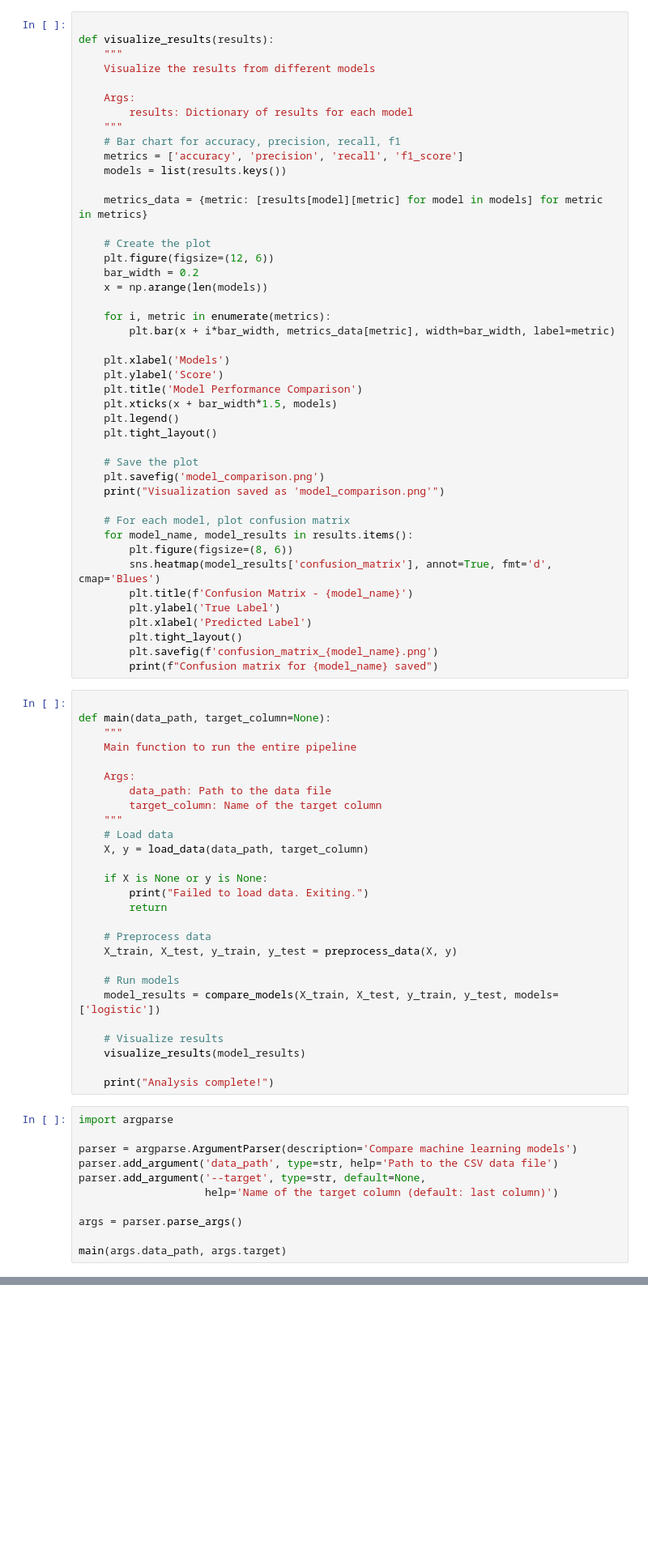
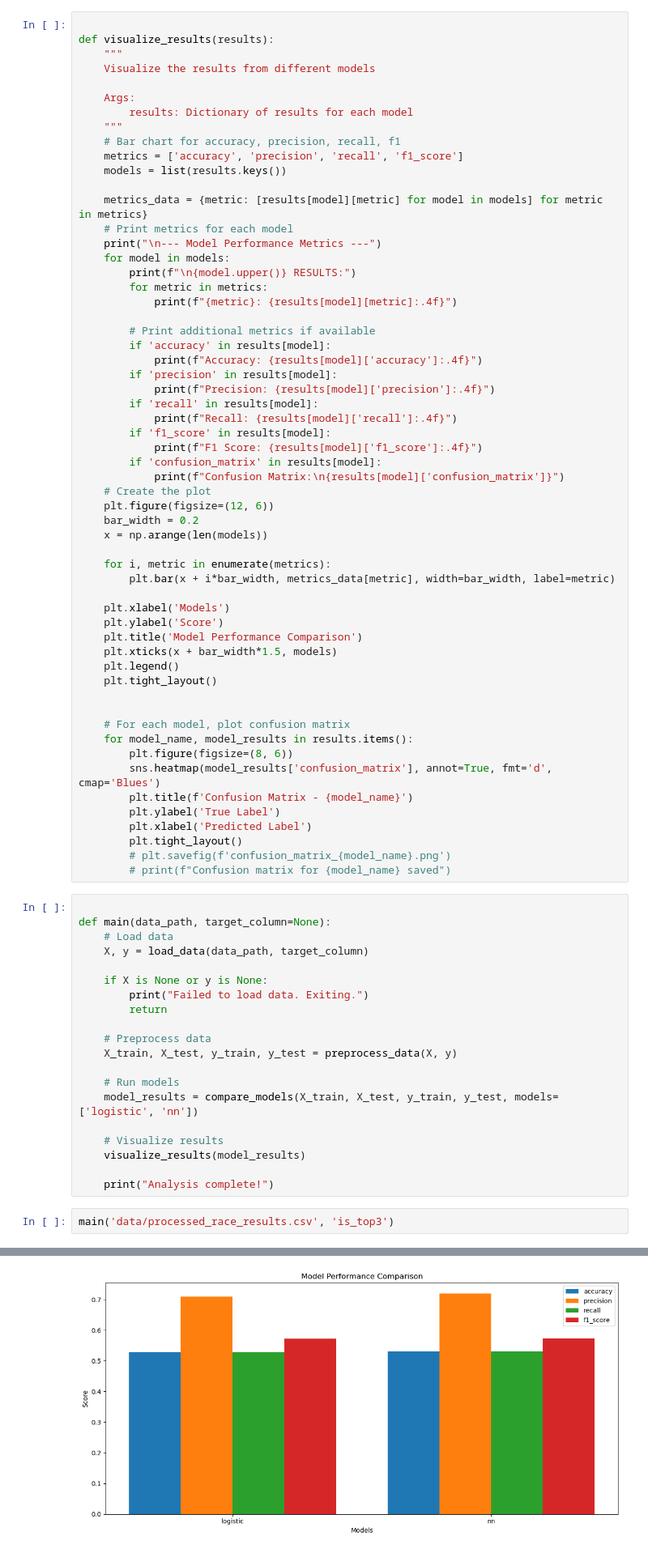
Before and after one commit to waipingng/ML-course-fp, a Jupyter notebook: compare.ipynb, the cells around one changed output, grey strips where cells are left out. Shown at 81% size. Cells and saved outputs as stored; diff of their text form; blank space fills up the shorter version.

Commit message:
add nn model, fix bug, change binary to fit in a torch model

```diff
--- a/compare.ipynb
+++ b/compare.ipynb
@@ -119,7 +93,24 @@ def visualize_results(results):
     models = list(results.keys())
 
     metrics_data = {metric: [results[model][metric] for model in models] for metric in metrics}
+    # Print metrics for each model
+    print("\n--- Model Performance Metrics ---")
+    for model in models:
+        print(f"\n{model.upper()} RESULTS:")
+        for metric in metrics:
+            print(f"{metric}: {results[model][metric]:.4f}")
 
+        # Print additional metrics if available
+        if 'accuracy' in results[model]:
+            print(f"Accuracy: {results[model]['accuracy']:.4f}")
+        if 'precision' in results[model]:
+            print(f"Precision: {results[model]['precision']:.4f}")
+        if 'recall' in results[model]:
+            print(f"Recall: {results[model]['recall']:.4f}")
+        if 'f1_score' in results[model]:
+            print(f"F1 Score: {results[model]['f1_score']:.4f}")
+        if 'confusion_matrix' in results[model]:
+            print(f"Confusion Matrix:\n{results[model]['confusion_matrix']}")
     # Create the plot
     plt.figure(figsize=(12, 6))
     bar_width = 0.2
@@ -135,9 +126,6 @@ def visualize_results(results):
     plt.legend()
     plt.tight_layout()
 
-    # Save the plot
-    plt.savefig('model_comparison.png')
-    print("Visualization saved as 'model_comparison.png'")
 
     # For each model, plot confusion matrix
     for model_name, model_results in results.items():
@@ -147,18 +135,11 @@ def visualize_results(results):
         plt.ylabel('True Label')
         plt.xlabel('Predicted Label')
         plt.tight_layout()
-        plt.savefig(f'confusion_matrix_{model_name}.png')
-        print(f"Confusion matrix for {model_name} saved")
+        # plt.savefig(f'confusion_matrix_{model_name}.png')
+        # print(f"Confusion matrix for {model_name} saved")
 # %%
 
 def main(data_path, target_column=None):
-    """
-    Main function to run the entire pipeline
-
-    Args:
-        data_path: Path to the data file
-        target_column: Name of the target column
-    """
     # Load data
     X, y = load_data(data_path, target_column)
 
@@ -170,20 +151,12 @@ def main(data_path, target_column=None):
     X_train, X_test, y_train, y_test = preprocess_data(X, y)
 
     # Run models
-    model_results = compare_models(X_train, X_test, y_train, y_test, models=['logistic'])
+    model_results = compare_models(X_train, X_test, y_train, y_test, models=['logistic', 'nn'])
 
     # Visualize results
     visualize_results(model_results)
 
     print("Analysis complete!")
 # %%
-import argparse
-
-parser = argparse.ArgumentParser(description='Compare machine learning models')
-parser.add_argument('data_path', type=str, help='Path to the CSV data file')
-parser.add_argument('--target', type=str, default=None,
-                    help='Name of the target column (default: last column)')
-
-args = parser.parse_args()
-
-main(args.data_path, args.target)
+main('data/processed_race_results.csv', 'is_top3')
+# %% [output]
@@ -189,0 +180 @@ main(args.data_path, args.target)
+[figure, added]
```
Also changed, not shown: parts of 5 cells of this notebook, 4 other files.
